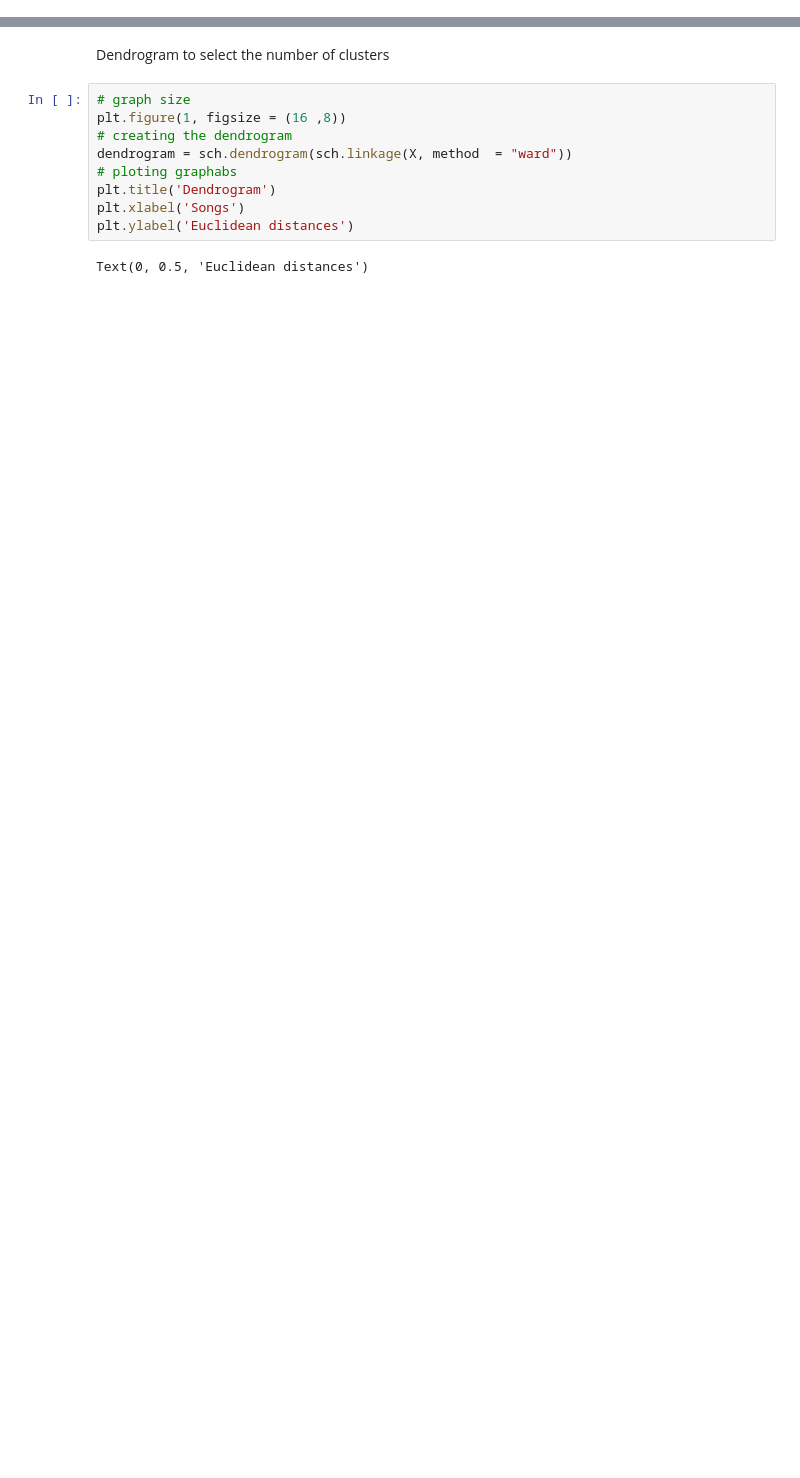
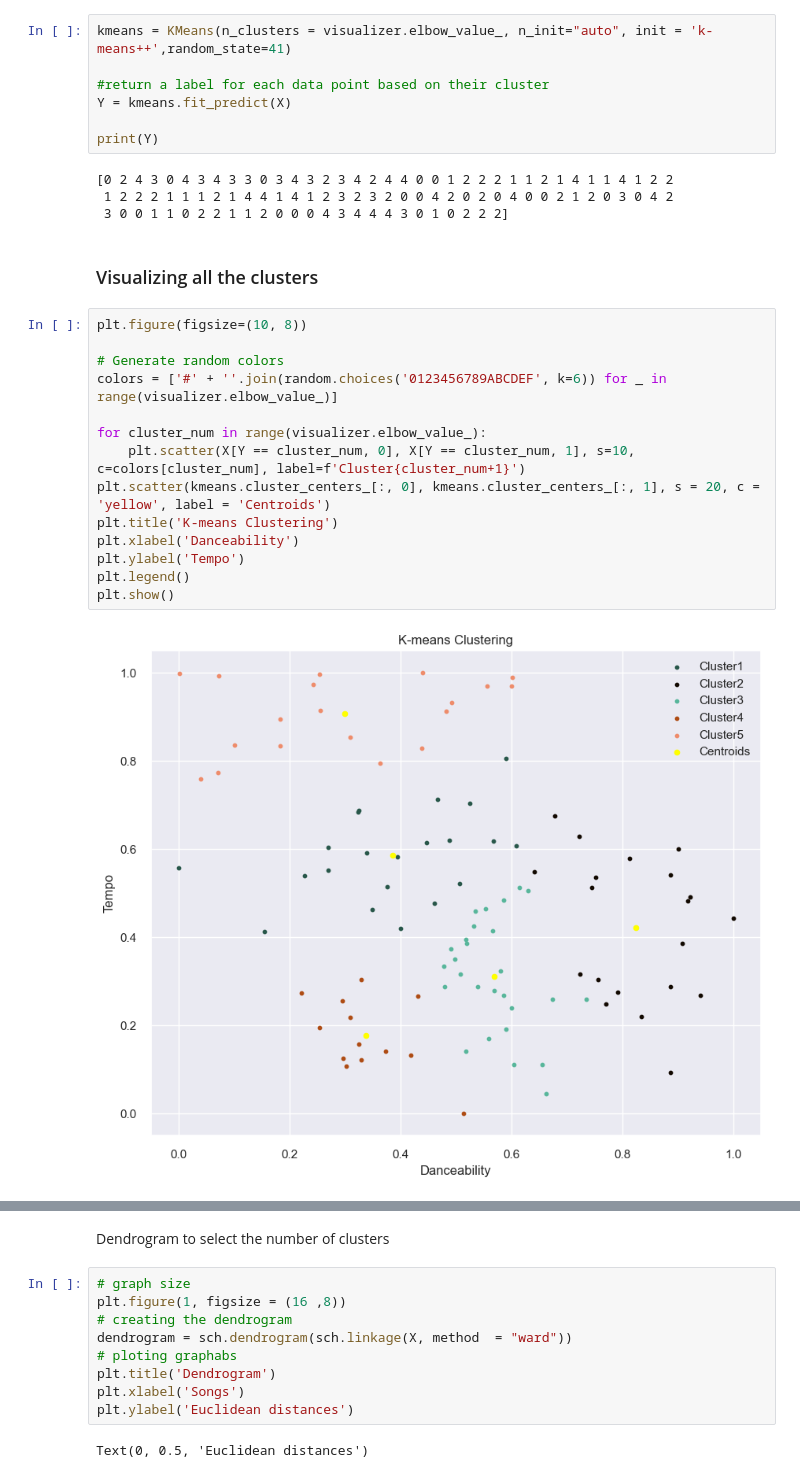
Before and after one commit to huynm116/songs-clustering-project, a Jupyter notebook: clustering.ipynb, the cells around one changed output, grey strips where cells are left out. Saved outputs shown, nothing was run; the diff lists cells and outputs as text; blank space fills up the shorter version.

```diff
--- a/clustering.ipynb
+++ b/clustering.ipynb
@@ -211,0 +131,29 @@ Davies Bouldin Index
+# %%
+kmeans = KMeans(n_clusters = visualizer.elbow_value_, n_init="auto", init = 'k-means++',random_state=41)
+
+#return a label for each data point based on their cluster
+Y = kmeans.fit_predict(X)
+
+print(Y)
+# %% [output]
+[0 2 4 3 0 4 3 4 3 3 0 3 4 3 2 3 4 2 4 4 0 0 1 2 2 2 1 1 2 1 4 1 1 4 1 2 2
+ 1 2 2 2 1 1 1 2 1 4 4 1 4 1 2 3 2 3 2 0 0 4 2 0 2 0 4 0 0 2 1 2 0 3 0 4 2
+ 3 0 0 1 1 0 2 2 1 1 2 0 0 0 4 3 4 4 4 3 0 1 0 2 2 2]
+# %% [markdown]
+### Visualizing all the clusters
+# %%
+plt.figure(figsize=(10, 8))
+
+# Generate random colors
+colors = ['#' + ''.join(random.choices('0123456789ABCDEF', k=6)) for _ in range(visualizer.elbow_value_)]
+
+for cluster_num in range(visualizer.elbow_value_):
+    plt.scatter(X[Y == cluster_num, 0], X[Y == cluster_num, 1], s=10, c=colors[cluster_num], label=f'Cluster{cluster_num+1}')
+plt.scatter(kmeans.cluster_centers_[:, 0], kmeans.cluster_centers_[:, 1], s = 20, c = 'yellow', label = 'Centroids')
+plt.title('K-means Clustering')
+plt.xlabel('Danceability')
+plt.ylabel('Tempo')
+plt.legend()
+plt.show()
+# %% [output]
+[figure, added]
```
Also changed, not shown: parts of 64 cells of this notebook, 1 other file.
